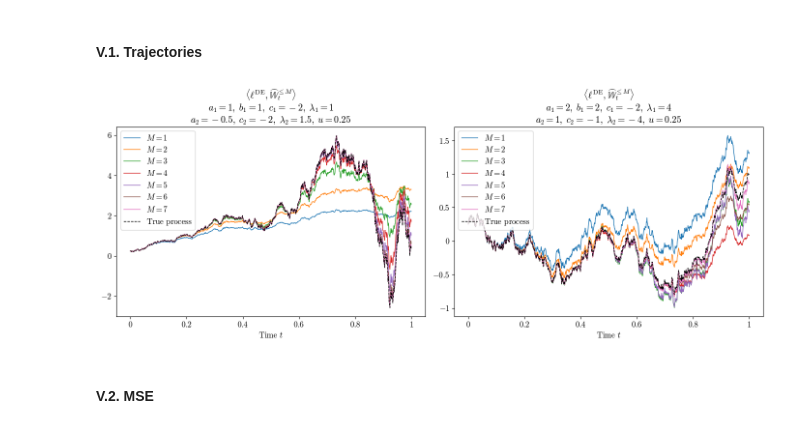
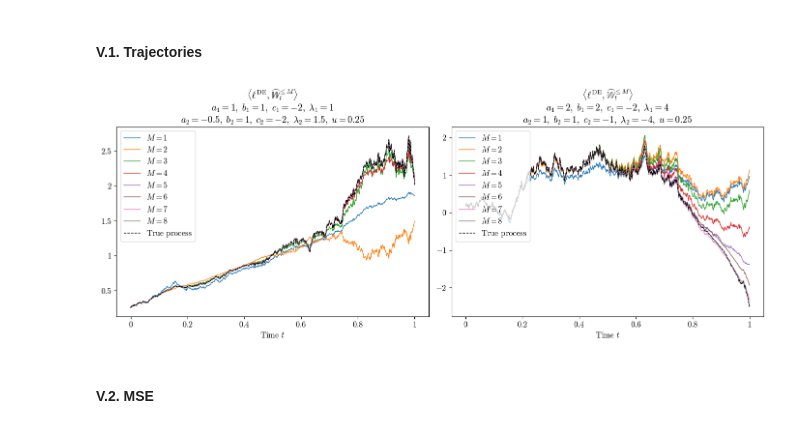
Before and after one commit to FromTheo/signature-volatility-models-pricing-and-hedging-with-Fourier, a Jupyter notebook: trajectories.ipynb, the cells around one changed output. Saved outputs shown, nothing was run; the diff lists cells and outputs as text; code cells hidden in the pictures.

```diff
--- a/trajectories.ipynb
+++ b/trajectories.ipynb
@@ -329,32 +329,34 @@ b1 = 1
 c1 = -2
 lambda1 = 1
 a2 = -0.5
+b2 = 1
 c2 = -2
 lambda2 = 1.5
 u = 0.25
 
 X_true_1 = []
 X_values_1 = []
-M_range = np.arange(1, 8)
+M_range = np.arange(1, 9)
 for M in M_range :
-    X_values_1.append(simulate_DE_signatures_vectorized(M, u, a1, b1, c1, lambda1, a2, c2, lambda2, paths))
-X_true_1.append(simulate_DE_euler(T, u, a1, b1, c1, lambda1, a2, c2, lambda2, W)[0])
+    X_values_1.append(simulate_DE_signatures_vectorized(M, u, a1, b1, c1, lambda1, a2, b2, c2, lambda2, paths))
+X_true_1.append(simulate_DE_euler(T, u, a1, b1, c1, lambda1, a2, b2, c2, lambda2, W)[0])
 # %%
 a1 = 2
 b1 = 2
 c1 = -2
 lambda1 = 4
 a2 = 1
+b2 = 1
 c2 = -1
 lambda2 = -4
 u = 0.25
 
 X_true_2 = []
 X_values_2 = []
-M_range = np.arange(1, 8)
+M_range = np.arange(1, 9)
 for M in M_range :
-    X_values_2.append(simulate_DE_signatures_vectorized(M, u, a1, b1, c1, lambda1, a2, c2, lambda2, paths))
-X_true_2.append(simulate_DE_euler(T, u, a1, b1, c1, lambda1, a2, c2, lambda2, W)[0])
+    X_values_2.append(simulate_DE_signatures_vectorized(M, u, a1, b1, c1, lambda1, a2, b2, c2, lambda2, paths))
+X_true_2.append(simulate_DE_euler(T, u, a1, b1, c1, lambda1, a2, b2, c2, lambda2, W)[0])
 # %%
 fig, ax = plt.subplots(1, 2, figsize=(7 * 2, 5.5))
 
@@ -367,36 +369,36 @@ for i in range(len(M_range)) :
 ax[0].plot(t_grid, X_true_1[0], color = "black", linestyle = "--", lw=1, label = r"$\text{True process}$")
 ax[1].plot(t_grid, X_true_2[0], color = "black", linestyle = "--", lw=1, label = r"$\text{True process}$")
 
 ax[0].set_xlabel(r"$\text{Time }t$", fontsize=12)
 ax[1].set_xlabel(r"$\text{Time }t$", fontsize=12)
 
 ax[0].set_title(
     r"$\left\langle \mathbf{\ell}^\text{DE}, \widehat{\mathbb{W}}_t^{\leq M}\right\rangle$"
     "\n"
     r"$a_1=1,\; b_1=1,\; c_1=-2,\; \lambda_1=1$"
     "\n"
-    r"$a_2=-0.5,\; c_2=-2,\; \lambda_2=1.5,\; u=0.25$",
+    r"$a_2=-0.5,\; b_2=1,\;c_2=-2,\; \lambda_2=1.5,\; u=0.25$",
     fontsize=14)
 
 ax[1].set_title(
     r"$\left\langle \mathbf{\ell}^\text{DE}, \widehat{\mathbb{W}}_t^{\leq M}\right\rangle$"
     "\n"
     r"$a_1 = 2,\; b_1 = 2,\; c_1 = -2, \; \lambda_1 =4$"
     "\n"
-    r"$a_2=1,\; c_2=-1,\; \lambda_2=-4,\; u=0.25$",
+    r"$a_2=1,\; b_2=1,\; c_2=-1,\; \lambda_2=-4,\; u=0.25$",
     fontsize=14)
 
 for i in range(2) :
     ax[i].xaxis.set_major_formatter(lambda x, _: f"${x:g}$")
     ax[i].yaxis.set_major_formatter(lambda y, _: f"${y:g}$")
     ax[i].legend(fontsize=12, loc = "upper left")
     ax[i].tick_params(axis='both', labelsize=12)
 
 plt.tight_layout()
 #plt.savefig("DE.pdf")
 plt.show()
 # %% [output]
-[figure, old version]
+[figure, new version]
 # %% [markdown]
 #### V.2. MSE
 # %%
```
Also changed, not shown: parts of 1 cell of this notebook.
